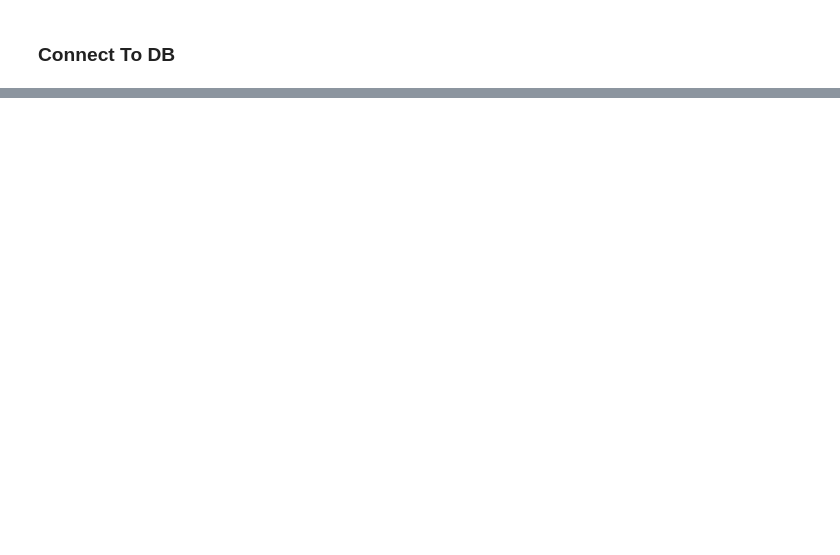
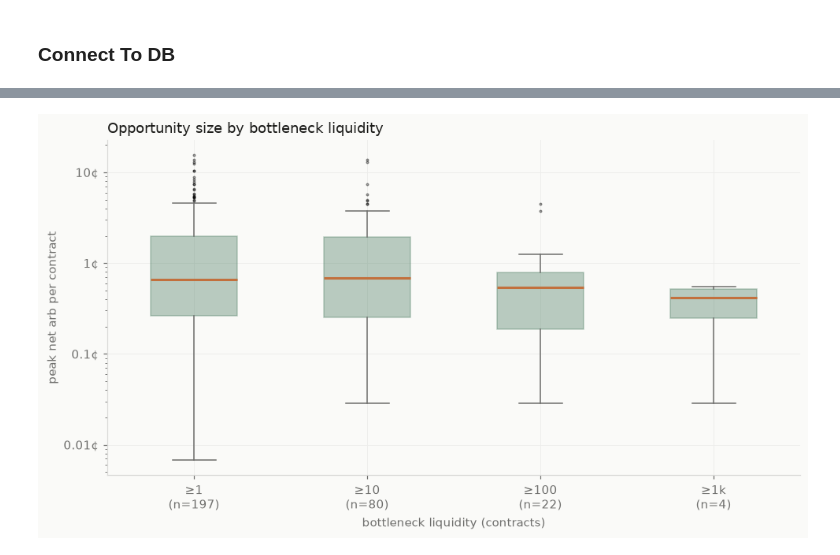
Before and after one commit to zhinit/prediction-market-analysis, a Jupyter notebook: analysis/cross_platform_arbitrage.ipynb, the cells around one changed output, grey strips where cells are left out. Saved outputs shown, nothing was run; the diff lists cells and outputs as text; code cells hidden in the pictures; blank space fills up the shorter version.

Commit message:
rebuild arbitrage notebook on corrected data

```diff
--- a/analysis/cross_platform_arbitrage.ipynb
+++ b/analysis/cross_platform_arbitrage.ipynb
@@ -504,0 +258,9 @@ More collection days would strengthen or weaken these findings.
+# %%
+episodes = episodes.with_columns(
+    (pl.col("bottleneck_liquidity") * pl.col("max_net_arb")).alias("max_dollar_value")
+)
+
+total_value = episodes["max_dollar_value"].sum()
+
+print(f"Total theoretical value: ${total_value:.2f}")
+print(f"Per game: ${total_value / n_games:.2f}")
@@ -504,0 +270,9 @@ More collection days would strengthen or weaken these findings.
+# %%
+episodes.sort("max_dollar_value", descending=True).head(15).select(
+    pl.col("game_key").alias("game"),
+    pl.col("game_date").alias("date"),
+    pl.col("direction"),
+    fmt_cents("max_net_arb").alias("peak arb/contract"),
+    pl.col("bottleneck_liquidity").round(0).cast(pl.Int64).alias("bottleneck"),
+    pl.format("${}", pl.col("max_dollar_value").round(2)).alias("value"),
+)
@@ -504,0 +365,46 @@ More collection days would strengthen or weaken these findings.
+# %%
+box_thresholds = [1, 10, 100, 1_000]
+box_labels = ["≥1", "≥10", "≥100", "≥1k"]
+
+box_data = []
+box_positions = []
+box_tick_labels = []
+
+for i, (thresh, label) in enumerate(zip(box_thresholds, box_labels)):
+    subset = episodes.filter(pl.col("bottleneck_liquidity") >= thresh)
+    if len(subset) > 0:
+        box_data.append(subset["max_net_arb"].to_numpy() * 100)
+        box_positions.append(i)
+        box_tick_labels.append(f"{label}\n(n={len(subset)})")
+
+fig, ax = plt.subplots(figsize=(9, 5))
+
+bp = ax.boxplot(
+    box_data,
+    positions=box_positions,
+    widths=0.5,
+    patch_artist=True,
+    showfliers=True,
+    flierprops=dict(marker=".", markersize=3, color=MUTED, alpha=0.5),
+    medianprops=dict(color=CLAY, lw=2),
+    whiskerprops=dict(color=MUTED, lw=1),
+    capprops=dict(color=MUTED, lw=1),
+)
+
+for patch in bp["boxes"]:
+    patch.set_facecolor(GREEN)
+    patch.set_alpha(0.35)
+    patch.set_edgecolor(GREEN)
+
+ax.set_yscale("log", base=10)
+ax.yaxis.set_major_formatter(mtick.FuncFormatter(lambda x, _: f"{x:g}¢"))
+ax.set_xticks(box_positions)
+ax.set_xticklabels(box_tick_labels)
+ax.set_ylabel("peak net arb per contract")
+ax.set_xlabel("bottleneck liquidity (contracts)")
+ax.set_title("Opportunity size by bottleneck liquidity", color=INK)
+
+fig.tight_layout()
+plt.show()
+# %% [output]
+[figure, added]
```
Also changed, not shown: parts of 65 cells of this notebook.
